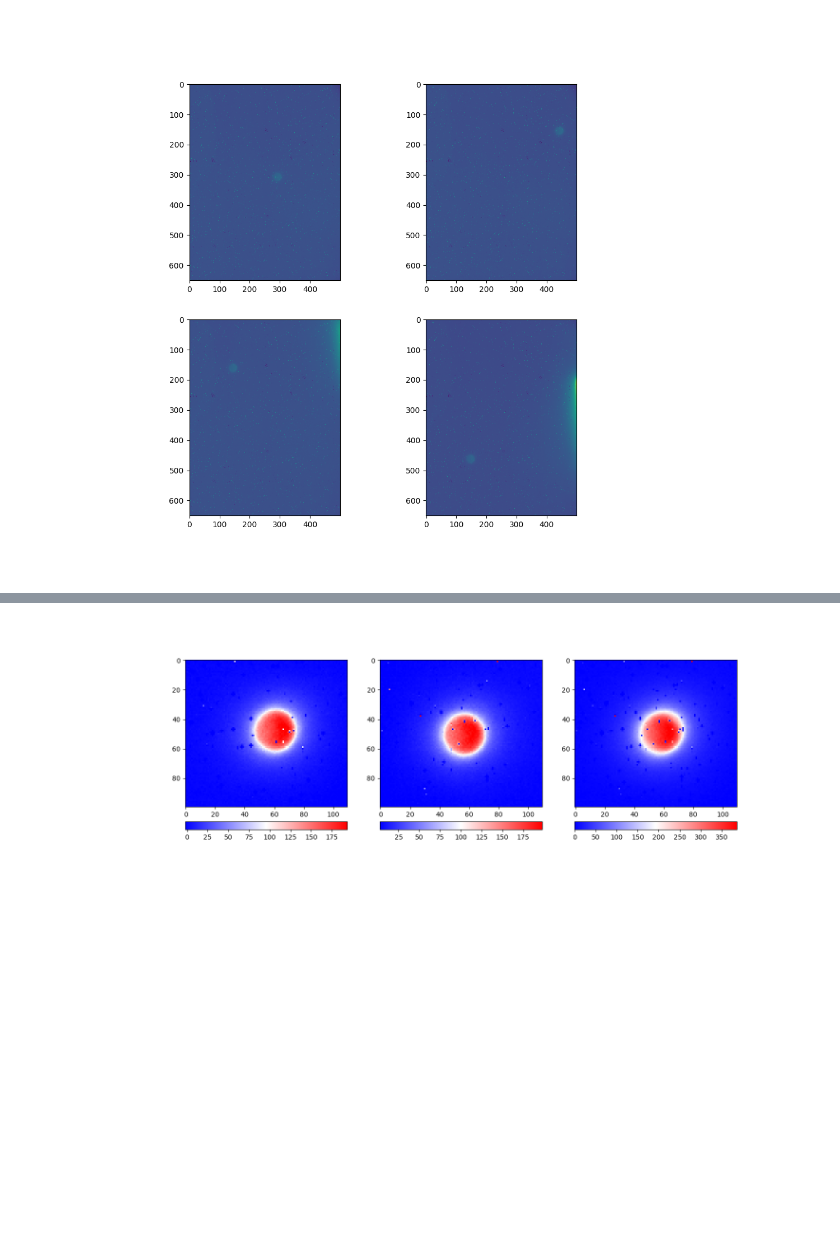
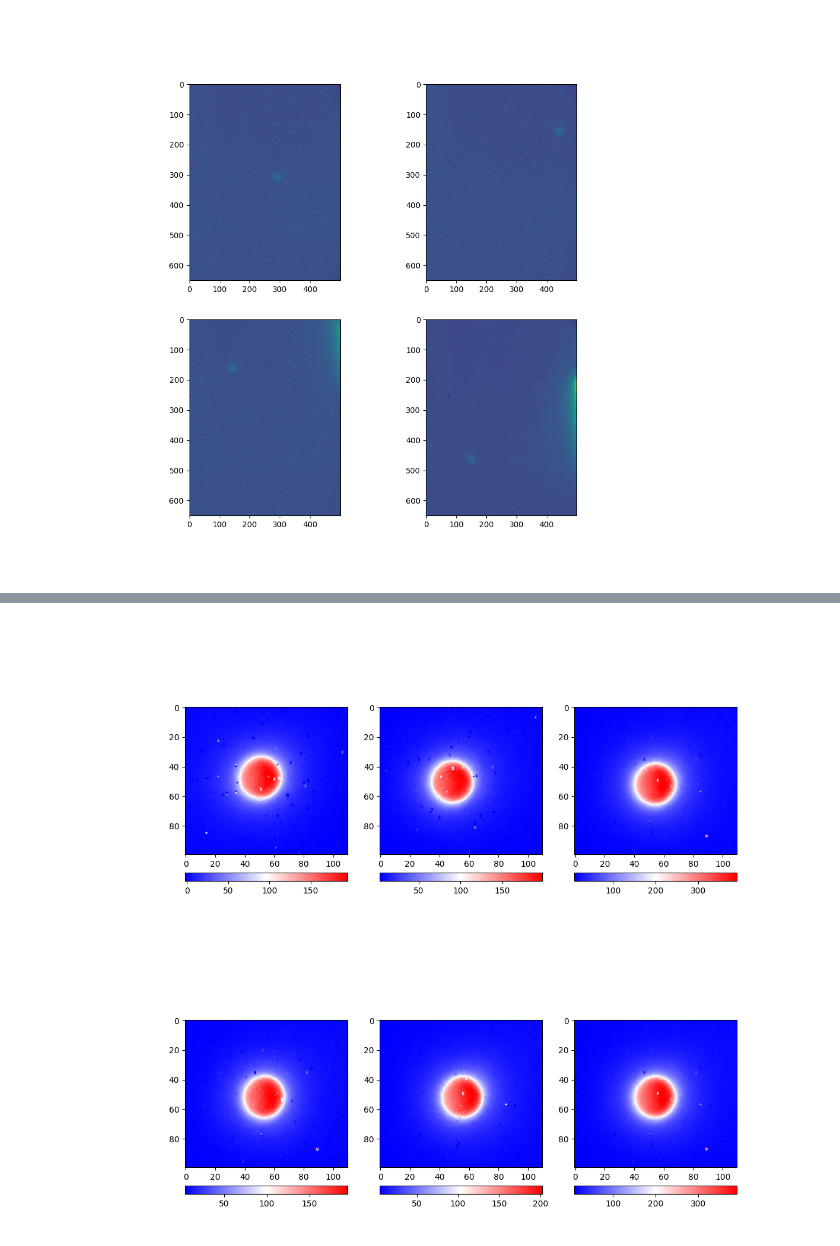
Before and after one commit to avi-patel1/ASTR257_2024, a Jupyter notebook: Project 3--Neptune AO/Titan_AO.ipynb, the cells around one changed output, grey strips where cells are left out. Saved outputs shown, nothing was run; the diff lists cells and outputs as text; code cells hidden in the pictures; blank space fills up the shorter version.

Commit message:
updates to Titan AO

```diff
--- a/Project 3--Neptune AO/Titan_AO.ipynb
+++ b/Project 3--Neptune AO/Titan_AO.ipynb
@@ -112,7 +140,9 @@ ax[1,1].imshow(titan_kch4_frames[3].data[reg[0][0]:reg[0][1],reg[1][0]:reg[1][1]
 <matplotlib.image.AxesImage at 0x...>
 [figure]
 # %%
-def reduce_data2(dark, dome_flat, science, reg):
+df_dict = {'J':dark_5, 'K':dark_7,'Fe':dark_4}
+sci_dict = {'J':dark_60, 'K':dark_90,'Fe':dark_60}
+def reduce_data2(dark, dome_flat, science, reg, filter):
 
     # Median Bias Frames
     # bias_full = np.median(np.stack([b.data for b in bias]),axis=0)
@@ -121,20 +151,23 @@ def reduce_data2(dark, dome_flat, science, reg):
     # dark_exptime = dark[0].header['EXPTIME']
     dark_full = np.median(np.stack([(b.data[reg[0][0]:reg[0][1],reg[1][0]:reg[1][1]])/b.header['TRUITIME'] for b in dark]),axis=0)
 
+    dark_df = np.median(np.stack([(b.data[reg[0][0]:reg[0][1],reg[1][0]:reg[1][1]])/b.header['TRUITIME'] for b in df_dict[filter]]),axis=0)
+    dark_sci = np.median(np.stack([(b.data[reg[0][0]:reg[0][1],reg[1][0]:reg[1][1]])/b.header['TRUITIME'] for b in sci_dict[filter]]),axis=0)
+
     # Median Dome Flats
     # df_exptime = dome_flat[0].header['EXPTIME']
-    dome_flat_full = np.median(np.stack([( ((b.data[reg[0][0]:reg[0][1],reg[1][0]:reg[1][1]])/b.header['TRUITIME']) - (dark_full) )/np.median(b.data[reg[0][0]:reg[0][1],reg[1][0]:reg[1][1]]) for b in dome_flat]), axis=0)
+    dome_flat_full = np.median(np.stack([(((b.data[reg[0][0]:reg[0][1],reg[1][0]:reg[1][1]])/b.header['TRUITIME']) - (dark_df))/np.median(b.data[reg[0][0]:reg[0][1],reg[1][0]:reg[1][1]]) for b in dome_flat]), axis=0)
 
     # Median Science Frames
     # sci_exptime = science[0].header['EXPTIME']
-    sci_full = [(((b.data[reg[0][0]:reg[0][1],reg[1][0]:reg[1][1]])/b.header['TRUITIME']) - (dark_full))/dome_flat_full for b in science]
+    sci_full = [(((b.data[reg[0][0]:reg[0][1],reg[1][0]:reg[1][1]])/b.header['TRUITIME']) - (dark_sci))/dome_flat_full for b in science]
 
     # print(f"Exposure Times:\nDome Flat - {df_exptime}s\nDark - {dark_exptime}s\nScience - {sci_exptime}s\n")
     return sci_full
 # %%
-red_feII = reduce_data2(dark_frames, domeFlat_feII_frames, titan_feII_frames, reg)
-red_kch4 = reduce_data2(dark_frames, domeFlat_kch4_frames, titan_kch4_frames, reg)
-red_jch4 = reduce_data2(dark_frames, domeFlat_jch4_frames, titan_jch4_frames, reg)
+red_feII = reduce_data2(dark_frames, domeFlat_feII_frames, titan_feII_frames, reg,'Fe')
+red_kch4 = reduce_data2(dark_frames, domeFlat_kch4_frames, titan_kch4_frames, reg, 'K')
+red_jch4 = reduce_data2(dark_frames, domeFlat_jch4_frames, titan_jch4_frames, reg, 'J')
 # %%
 def plot_red(res):
     fig, ax = plt.subplots(3,2,figsize=(10,10))
@@ -150,6 +183,6 @@ plot_red(red_jch4)
 # %%
 def plot_ditherings(d1, d2, dsum):
-    fig, ax = plt.subplots(1,3,figsize=(15,5))
+    fig, ax = plt.subplots(1,3,figsize=(12,5))
     a = ax[0].imshow(d1,vmin=np.nanpercentile(d1,3),vmax=np.nanpercentile(d1,99.9),cmap='bwr')
     b = ax[1].imshow(d2,vmin=np.nanpercentile(d2,3),vmax=np.nanpercentile(d2,99.9),cmap='bwr')
     c = ax[2].imshow(dsum,vmin=np.nanpercentile(dsum,3),vmax=np.nanpercentile(dsum,99.9),cmap='bwr')
@@ -157,20 +190,36 @@ def plot_ditherings(d1, d2, dsum):
     fig.colorbar(b, ax=ax[1], fraction=0.046, pad=0.08, orientation='horizontal', location='bottom')
     fig.colorbar(c, ax=ax[2], fraction=0.046, pad=0.08, orientation='horizontal', location='bottom')
 # %%
-dither_jch4 = red_jch4[0] - np.median(red_jch4[3],axis=0)
+dither_jch4   = red_jch4[0] - np.median(red_jch4[3],axis=0)
 dither_jch4_2 = red_jch4[3] - np.median(red_jch4[0],axis=0)
+dither_jch4_3 = red_jch4[1][:,0:300] - np.median(np.stack([red_jch4[i][:,0:300] for i in [0,2,3]]),axis=0)
+dither_jch4_4 = red_jch4[2][:,0:300] - np.median(np.stack([red_jch4[i][:,0:300] for i in [0,1,3]]),axis=0)
 
-dreg_jch4 = [(80,180),(360,470)]
-dreg2_jch4 = [(380,480),(370,480)]
+
+dreg_jch4 = [(80,180),(370,480)]
+dreg2_jch4 = [(380,480),(378,488)]
+dreg3_jch4 = [(82,182),(70,180)]
+dreg4_jch4 = [(385,485),(70,180)]
+
 
 dither_jch4_1 = dither_jch4[dreg_jch4[0][0]:dreg_jch4[0][1], dreg_jch4[1][0]:dreg_jch4[1][1]]
 dither_jch4_2 = dither_jch4_2[dreg2_jch4[0][0]:dreg2_jch4[0][1], dreg2_jch4[1][0]:dreg2_jch4[1][1]]
+dither_jch4_3 = dither_jch4_3[dreg3_jch4[0][0]:dreg3_jch4[0][1], dreg3_jch4[1][0]:dreg3_jch4[1][1]]
+dither_jch4_4 = dither_jch4_4[dreg4_jch4[0][0]:dreg4_jch4[0][1], dreg4_jch4[1][0]:dreg4_jch4[1][1]]
 
-dither_jch4 = dither_jch4_1 + dither_jch4_2
+dither_jch4_1 = np.ma.masked_where((0 > dither_jch4_1 ) | (dither_jch4_1 > 1), dither_jch4_1)
+dither_jch4_2 = np.ma.masked_where((0 > dither_jch4_2 ) | (dither_jch4_2 > 1), dither_jch4_2)
+dither_jch4_3 = np.ma.masked_where((0 > dither_jch4_3 ) | (dither_jch4_3 > 1), dither_jch4_3)
+dither_jch4_4 = np.ma.masked_where((0 > dither_jch4_4 ) | (dither_jch4_4 > 1), dither_jch4_4)
+
+
+dither_jch4 =dither_jch4_3.data + dither_jch4_4.data #  dither_jch4_1.data + dither_jch4_2.data +
 # %%
-plot_ditherings(dither_jch4_1, dither_jch4_2, dither_jch4)
+plot_ditherings(dither_jch4_1.data, dither_jch4_2.data, dither_jch4)
+plot_ditherings(dither_jch4_3.data, dither_jch4_4.data, dither_jch4)
 # %% [output]
-[figure, old version]
+[figure, new version]
+[figure, added]
 # %%
 dither_kch4 = red_kch4[0] - np.median(np.stack([red_kch4[1], red_kch4[4]]),axis=0)
 dither_kch4_2 = red_kch4[1] - np.median(np.stack([red_kch4[0], red_kch4[4]]),axis=0)
```
Also changed, not shown: parts of 18 cells of this notebook, 4 other files.
